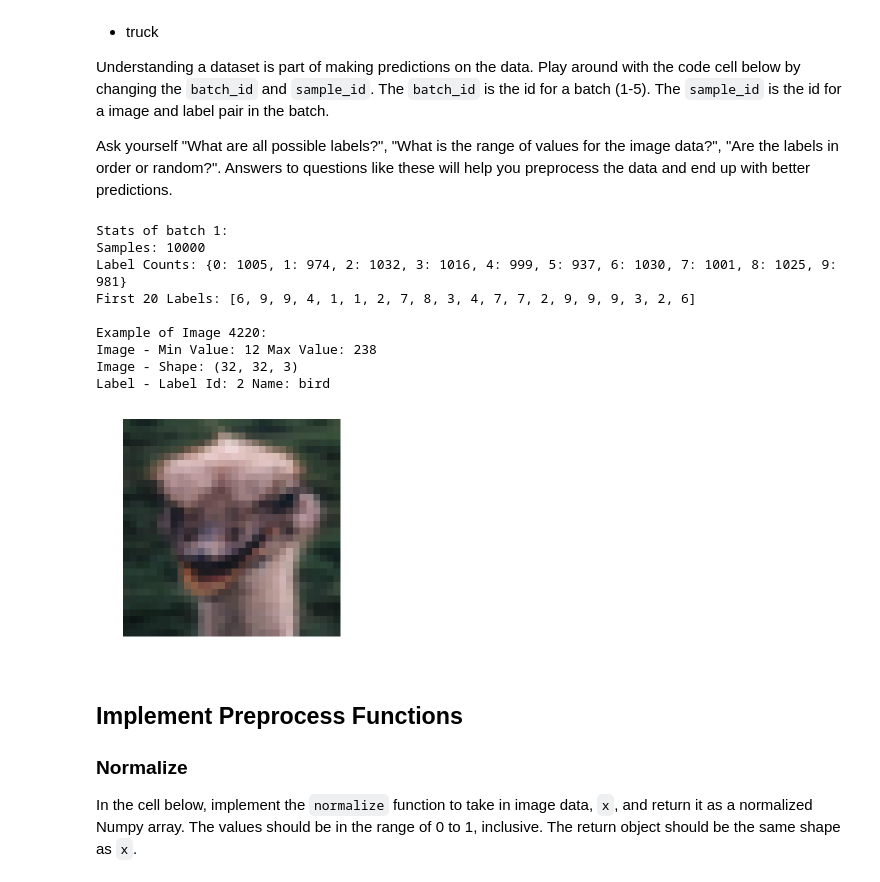
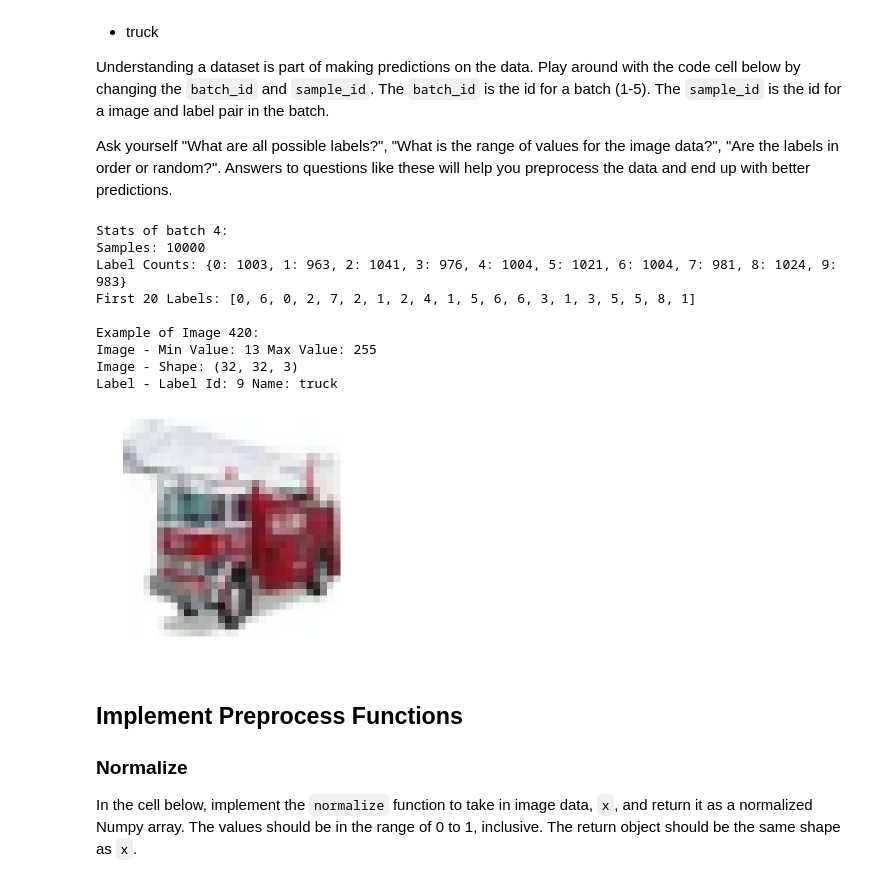
Before and after one commit to mikelseverson/Udacity-Deep_Learning-Nanodegree, a Jupyter notebook: image-classification/dlnd_image_classification.ipynb, the cells around one changed output. Saved outputs shown, nothing was run; the diff lists cells and outputs as text; code cells hidden in the pictures.

```diff
--- a/image-classification/dlnd_image_classification.ipynb
+++ b/image-classification/dlnd_image_classification.ipynb
@@ -59,25 +59,25 @@ Ask yourself "What are all possible labels?", "What is the range of values for t
 # %%
 %matplotlib inline
 %config InlineBackend.figure_format = 'retina'
 
 import helper
 import numpy as np
 
 # Explore the dataset
-batch_id = 1
-sample_id = 4220
+batch_id = 4
+sample_id = 420
 helper.display_stats(cifar10_dataset_folder_path, batch_id, sample_id)
 # %% [output]
-Stats of batch 1:
+Stats of batch 4:
 Samples: 10000
-Label Counts: {0: 1005, 1: 974, 2: 1032, 3: 1016, 4: 999, 5: 937, 6: 1030, 7: 1001, 8: 1025, 9: 981}
-First 20 Labels: [6, 9, 9, 4, 1, 1, 2, 7, 8, 3, 4, 7, 7, 2, 9, 9, 9, 3, 2, 6]
+Label Counts: {0: 1003, 1: 963, 2: 1041, 3: 976, 4: 1004, 5: 1021, 6: 1004, 7: 981, 8: 1024, 9: 983}
+First 20 Labels: [0, 6, 0, 2, 7, 2, 1, 2, 4, 1, 5, 6, 6, 3, 1, 3, 5, 5, 8, 1]
 
-Example of Image 4220:
-Image - Min Value: 12 Max Value: 238
+Example of Image 420:
+Image - Min Value: 13 Max Value: 255
 Image - Shape: (32, 32, 3)
-Label - Label Id: 2 Name: bird
+Label - Label Id: 9 Name: truck
-[figure, old version]
+[figure, new version]
 # %% [markdown]
 ## Implement Preprocess Functions
 ### Normalize
```
Also changed, not shown: parts of 12 cells of this notebook.
